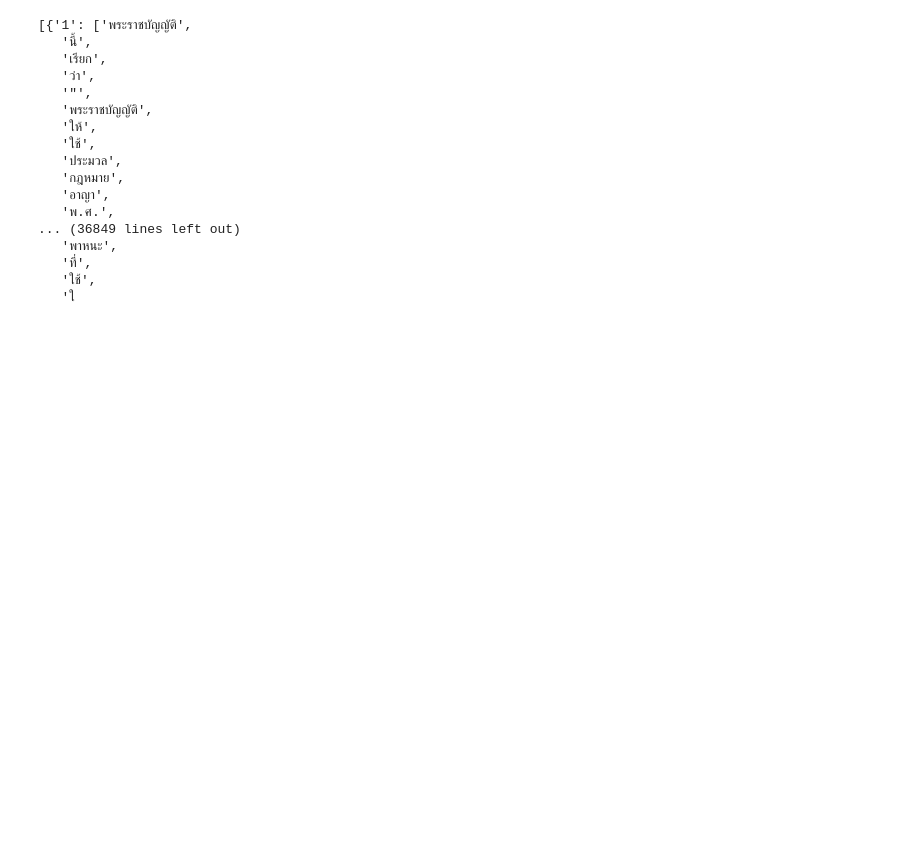
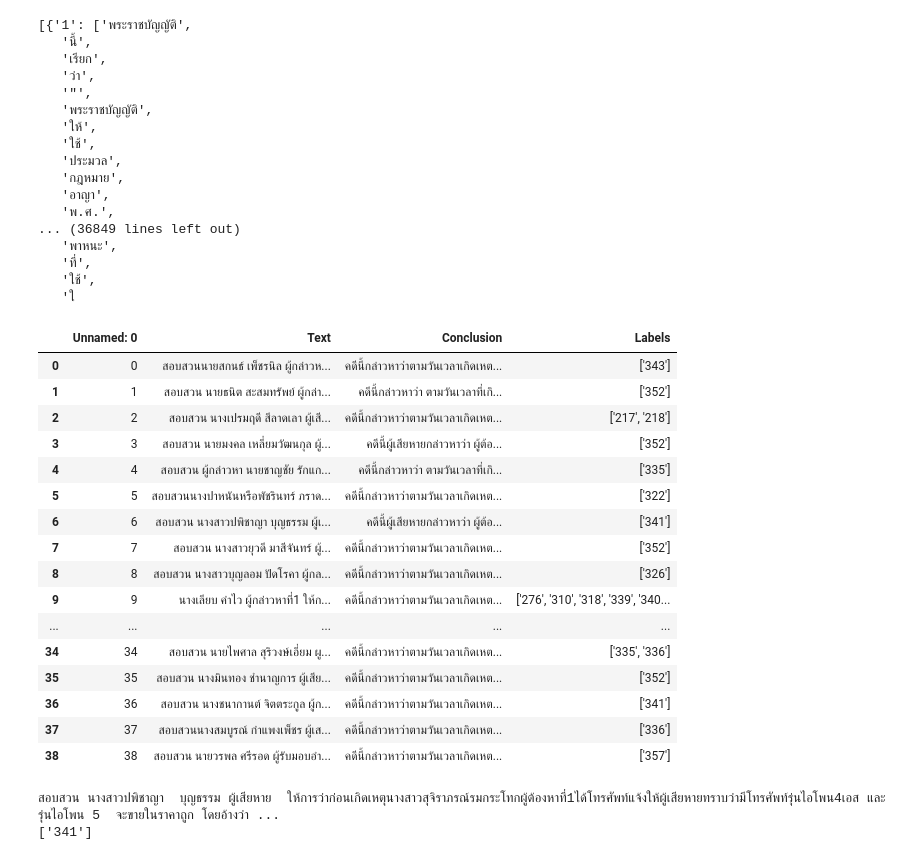
Before and after one commit to eveem/senior_project, a Jupyter notebook: test_pickle.ipynb, the cells around one changed output. Saved outputs shown, nothing was run; the diff lists cells and outputs as text; code cells hidden in the pictures; blank space fills up the shorter version.

```diff
--- a/test_pickle.ipynb
+++ b/test_pickle.ipynb
@@ -24,3 +24,35 @@ object_file
    'ที่',
    'ใช้',
    'ใ
+# %%
+import pandas as pd
+
+df = pd.read_csv('police_record.csv')
+# %%
+df
+# %% [output]
+|  | Unnamed: 0 | Text | Conclusion | Labels |
+| 0 | 0 | สอบสวนนายสกนธ์ เพ็ชรนิล ผู้กล่าวห... | คดีนี้กล่าวหาว่าตามวันเวลาเกิดเหต... | ['343'] |
+| 1 | 1 | สอบสวน นายธนิต สะสมทรัพย์ ผู้กล่า... | คดีนี้กล่าวหาว่า ตามวันเวลาที่เกิ... | ['352'] |
+| 2 | 2 | สอบสวน นางเปรมฤดี สีลาดเลา ผู้เสี... | คดีนี้กล่าวหาว่าตามวันเวลาเกิดเหต... | ['217', '218'] |
+| 3 | 3 | สอบสวน นายมงคล เหลี่ยมวัฒนกุล ผู้... | คดีนี้ผู้เสียหายกล่าวหาว่า ผู้ต้อ... | ['352'] |
+| 4 | 4 | สอบสวน ผู้กล่าวหา นายชาญชัย รักแก... | คดีนี้กล่าวหาว่า ตามวันเวลาที่เกิ... | ['335'] |
+| 5 | 5 | สอบสวนนางปาหนันหรือพัชรินทร์ ภราด... | คดีนี้กล่าวหาว่าตามวันเวลาเกิดเหต... | ['322'] |
+| 6 | 6 | สอบสวน นางสาวปพิชาญา บุญธรรม ผู้เ... | คดีนี้ผู้เสียหายกล่าวหาว่า ผู้ต้อ... | ['341'] |
+| 7 | 7 | สอบสวน นางสาวยุวดี มาสีจันทร์ ผู้... | คดีนี้กล่าวหาว่าตามวันเวลาเกิดเหต... | ['352'] |
+| 8 | 8 | สอบสวน นางสาวบุญลอม ปัดโรคา ผู้กล... | คดีนี้กล่าวหาว่าตามวันเวลาเกิดเหต... | ['326'] |
+| 9 | 9 | นางเลียบ คำไว ผู้กล่าวหาที่1 ให้ก... | คดีนี้กล่าวหาว่าตามวันเวลาเกิดเหต... | ['276', '310', '318', '339', '340... |
+| ... | ... | ... | ... | ... |
+| 34 | 34 | สอบสวน นายไพศาล สุริวงษ์เอี่ยม ผู... | คดีนี้กล่าวหาว่าตามวันเวลาเกิดเหต... | ['335', '336'] |
+| 35 | 35 | สอบสวน นางมินทอง ชำนาญการ ผู้เสีย... | คดีนี้กล่าวหาว่าตามวันเวลาเกิดเหต... | ['352'] |
+| 36 | 36 | สอบสวน นางชนากานต์ จิตตระกูล ผู้ก... | คดีนี้กล่าวหาว่าตามวันเวลาเกิดเหต... | ['341'] |
+| 37 | 37 | สอบสวนนางสมบูรณ์ กำแพงเพ็ชร ผู้เส... | คดีนี้กล่าวหาว่าตามวันเวลาเกิดเหต... | ['336'] |
+| 38 | 38 | สอบสวน นายวรพล ศรีรอด ผู้รับมอบอำ... | คดีนี้กล่าวหาว่าตามวันเวลาเกิดเหต... | ['357'] |
+# %%
+for idx, row in df.iterrows():
+    if idx == 6:
+        print(row['Text'])
+        print(row['Labels'])
+# %% [output]
+สอบสวน นางสาวปพิชาญา  บุญธรรม ผู้เสียหาย  ให้การว่าก่อนเกิดเหตุนางสาวสุจิราภรณ์รมกระโทกผู้ต้องหาที่1ได้โทรศัพท์แจ้งให้ผู้เสียหายทราบว่ามีโทรศัพท์รุ่นไอโพน4เอส และรุ่นไอโพน 5  จะขายในราคาถูก โดยอ้างว่า ...
+['341']
```
Also changed, not shown: 21 other files.
